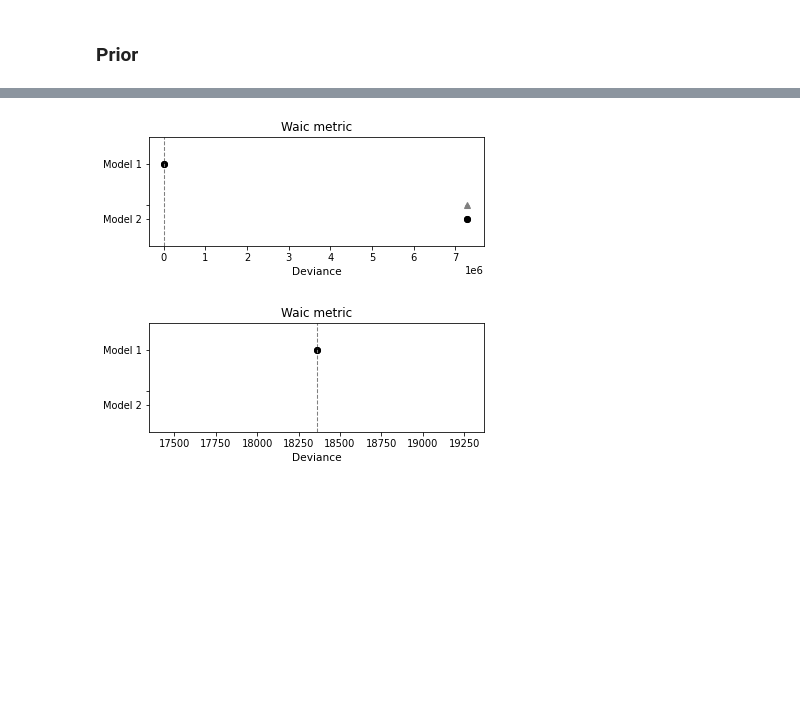
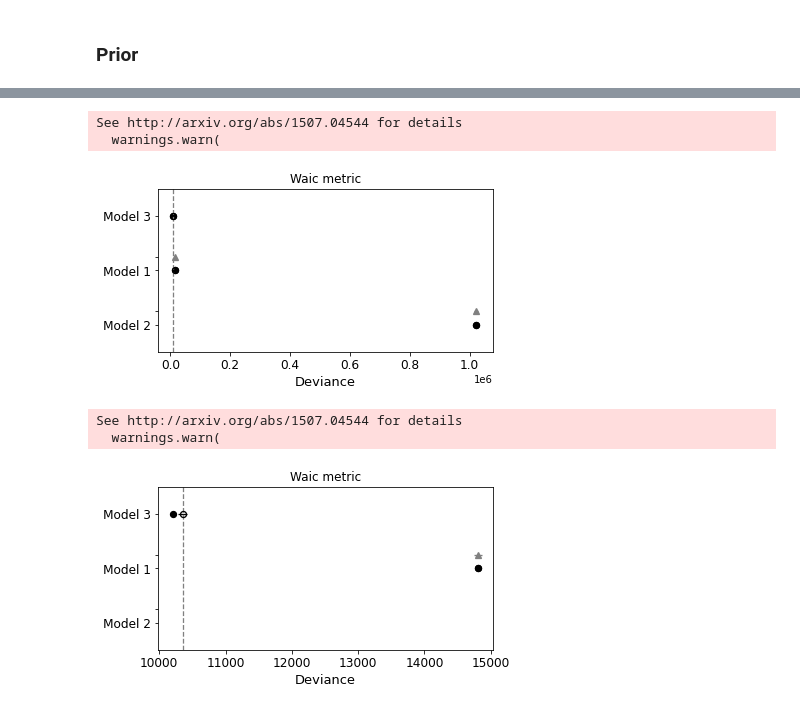
Before and after one commit to Mazart23/NBA_data_analytics, a Jupyter notebook: main.ipynb, the cells around one changed output, grey strips where cells are left out. Cells and saved outputs as stored; diff of their text form; code cells hidden in the pictures; blank space fills up the shorter version.

Commit message:
waic for 3 models

```diff
--- a/main.ipynb
+++ b/main.ipynb
@@ -987,0 +394,8 @@ Text(0, 0.5, 'Density - number of games')
+# %%
+model_poiss_post = CmdStanModel(stan_file='src/model/model_poisson_posterior.stan')
+samples = 1000
+sim_poiss_post=model_poiss_post.sample(data=inp_data,
+                     iter_sampling=samples,
+                     #iter_warmup=1,
+                     chains=4
+                     )
@@ -988,26 +461,32 @@ Text(0, 0.5, 'Density - number of games')
 # %%
 idata_nbin = az.from_cmdstanpy(posterior=sim_nor_post, log_likelihood={"home": "log_lik_home"})
 idata_normal = az.from_cmdstanpy(posterior=sim, log_likelihood={"home": "log_lik_home"})
+idata_poisson = az.from_cmdstanpy(posterior=sim_poiss_post, log_likelihood={"home": "log_lik_home"})
 
 # Comparing models
-comp_dict = {'Model 1': idata_normal, 'Model 2': idata_nbin}
+comp_dict = {'Model 1': idata_normal, 'Model 2': idata_nbin, "Model 3": idata_poisson}
 
 comp_waic = az.compare(comp_dict, ic='waic', scale='deviance')
 az.plot_compare(comp_waic)
 plt.title("Waic metric")
 plt.show()
 # %% [output]
+See http://arxiv.org/abs/1507.04544 for details
+  warnings.warn(
-[figure, old version]
+[figure, new version]
 # %%
 idata_nbin = az.from_cmdstanpy(posterior=sim_nor_post, log_likelihood={"away": "log_lik_away"})
 idata_normal = az.from_cmdstanpy(posterior=sim, log_likelihood={"away": "log_lik_away"})
+idata_poisson = az.from_cmdstanpy(posterior=sim_poiss_post, log_likelihood={"away": "log_lik_away"})
 
 # Comparing models
-comp_dict = {'Model 1': idata_normal, 'Model 2': idata_nbin}
+comp_dict = {'Model 1': idata_normal, 'Model 2': idata_nbin, "Model 3": idata_poisson}
 
 comp_waic = az.compare(comp_dict, ic='waic', scale='deviance')
 az.plot_compare(comp_waic)
 plt.title("Waic metric")
 plt.show()
 # %% [output]
+See http://arxiv.org/abs/1507.04544 for details
+  warnings.warn(
-[figure, old version]
+[figure, new version]
```
Also changed, not shown: parts of 44 cells of this notebook, 5 other files.
